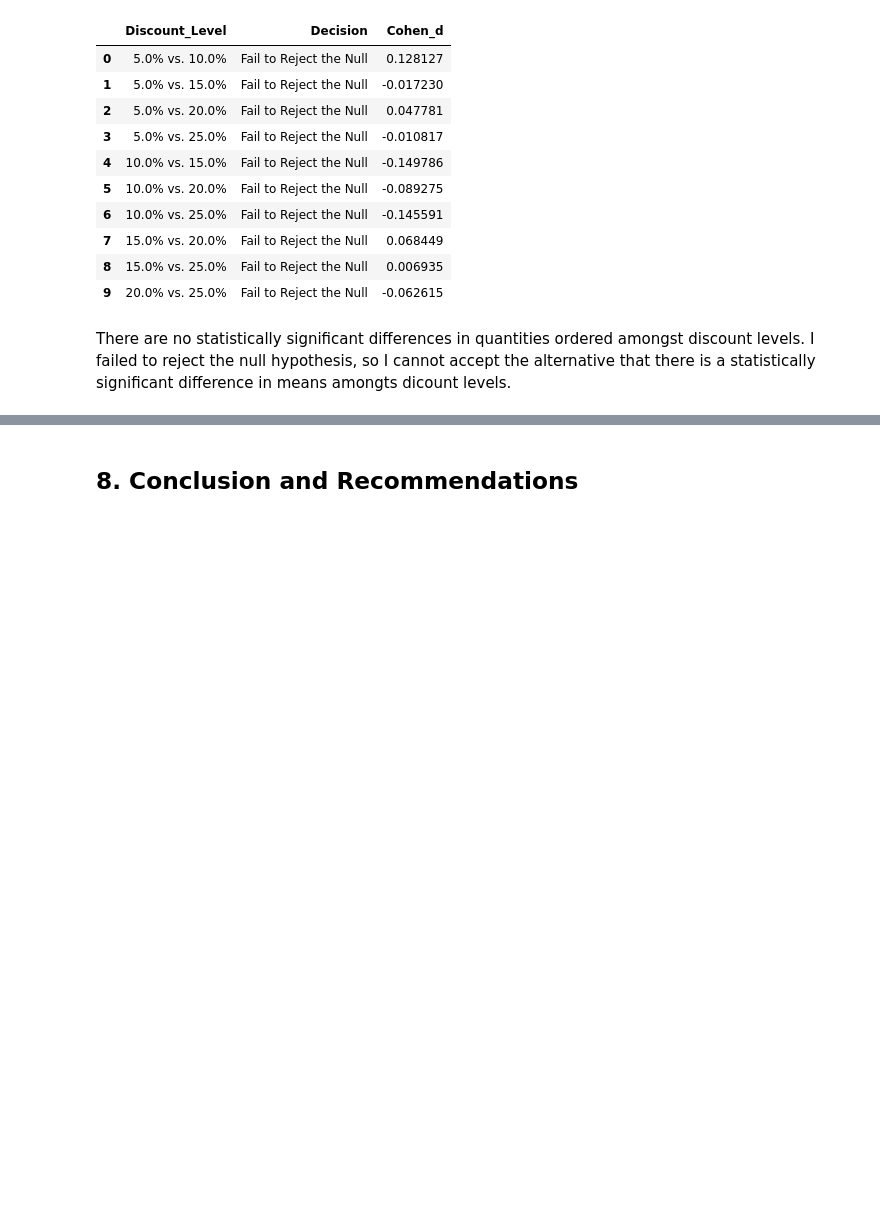
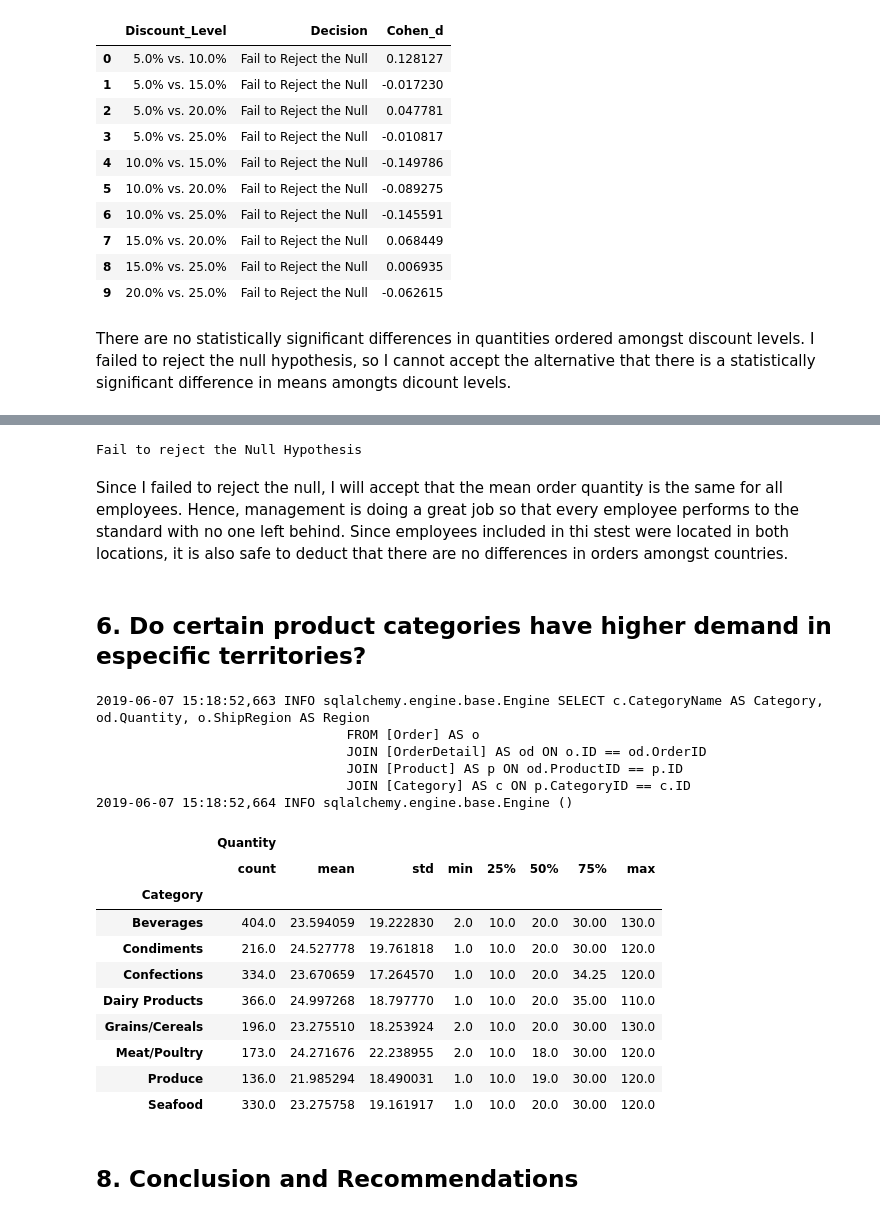
Before and after one commit to feraguilari/dsc-2-final-project-online-ds-pt-021119, a Jupyter notebook: student.ipynb, the cells around one changed output, grey strips where cells are left out. Cells and saved outputs as stored; diff of their text form; code cells hidden in the pictures; blank space fills up the shorter version.

```diff
--- a/student.ipynb
+++ b/student.ipynb
@@ -393,3 +458,42 @@ There are no statistically significant differences in quantities ordered amongst
+# %%
+formula = 'Quantity ~ C(eID)'
+lm = ols(formula,employee_orders).fit()
+result = sm.stats.anova_lm(lm, typ=1)
+if result['PR(>F)'][0]>0.05:
+    print('Fail to reject the Null Hypothesis')
+else:
+    print('Reject the Null Hypothesis')
+# %% [output]
+Fail to reject the Null Hypothesis
+# %% [markdown]
+Since I failed to reject the null, I will accept that the mean order quantity is the same for all employees. Hence, management is doing a great job so that every employee performs to the standard with no one left behind. Since employees included in thi stest were located in both locations, it is also safe to deduct that there are no differences in orders amongst countries.
+# %% [markdown]
+## 6. Do certain product categories have higher demand in especific territories?<br>
+# %%
+prod_region = pd.read_sql_query("""SELECT c.CategoryName AS Category, od.Quantity, o.ShipRegion AS Region
+                                FROM [Order] AS o
+                                JOIN [OrderDetail] AS od ON o.ID == od.OrderID
+                                JOIN [Product] AS p ON od.ProductID == p.ID
+                                JOIN [Category] AS c ON p.CategoryID == c.ID""", engine)
+prod_region.groupby('Category').describe()
+# %% [output]
+2019-06-07 15:18:52,663 INFO sqlalchemy.engine.base.Engine SELECT c.CategoryName AS Category, od.Quantity, o.ShipRegion AS Region
+                                FROM [Order] AS o
+                                JOIN [OrderDetail] AS od ON o.ID == od.OrderID
+                                JOIN [Product] AS p ON od.ProductID == p.ID
+                                JOIN [Category] AS c ON p.CategoryID == c.ID
+2019-06-07 15:18:52,664 INFO sqlalchemy.engine.base.Engine ()
+|  | Quantity |  |  |  |  |  |  |  |
+|  | count | mean | std | min | 25% | 50% | 75% | max |
+| Category |  |  |  |  |  |  |  |  |
+| Beverages | 404.0 | 23.594059 | 19.222830 | 2.0 | 10.0 | 20.0 | 30.00 | 130.0 |
+| Condiments | 216.0 | 24.527778 | 19.761818 | 1.0 | 10.0 | 20.0 | 30.00 | 120.0 |
+| Confections | 334.0 | 23.670659 | 17.264570 | 1.0 | 10.0 | 20.0 | 34.25 | 120.0 |
+| Dairy Products | 366.0 | 24.997268 | 18.797770 | 1.0 | 10.0 | 20.0 | 35.00 | 110.0 |
+| Grains/Cereals | 196.0 | 23.275510 | 18.253924 | 2.0 | 10.0 | 20.0 | 30.00 | 130.0 |
+| Meat/Poultry | 173.0 | 24.271676 | 22.238955 | 2.0 | 10.0 | 18.0 | 30.00 | 120.0 |
+| Produce | 136.0 | 21.985294 | 18.490031 | 1.0 | 10.0 | 19.0 | 30.00 | 120.0 |
+| Seafood | 330.0 | 23.275758 | 19.161917 | 1.0 | 10.0 | 20.0 | 30.00 | 120.0 |
 # %% [markdown]
 ## 8. Conclusion and Recommendations
 # %% [markdown]
```
Also changed, not shown: parts of 14 cells of this notebook.
